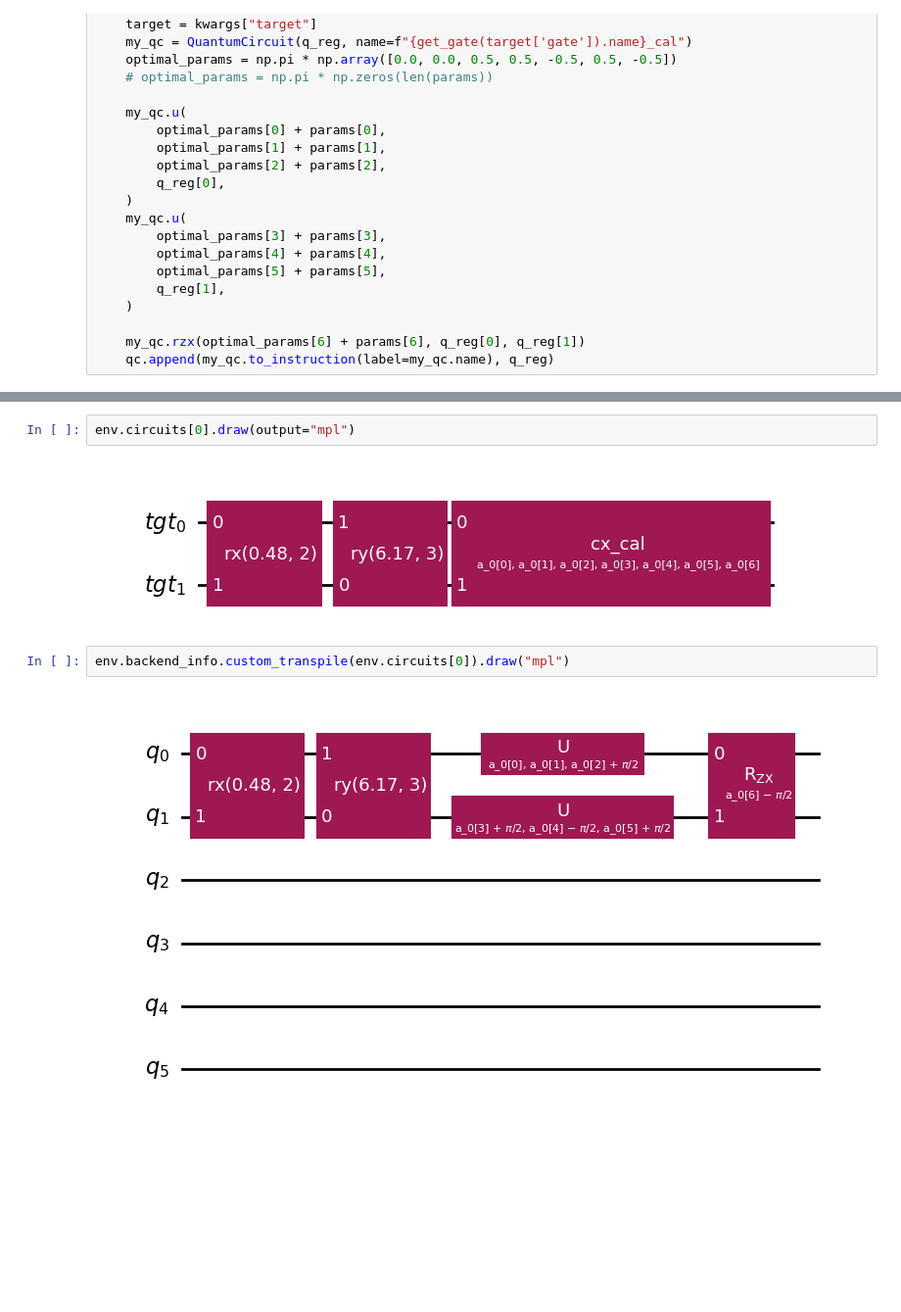
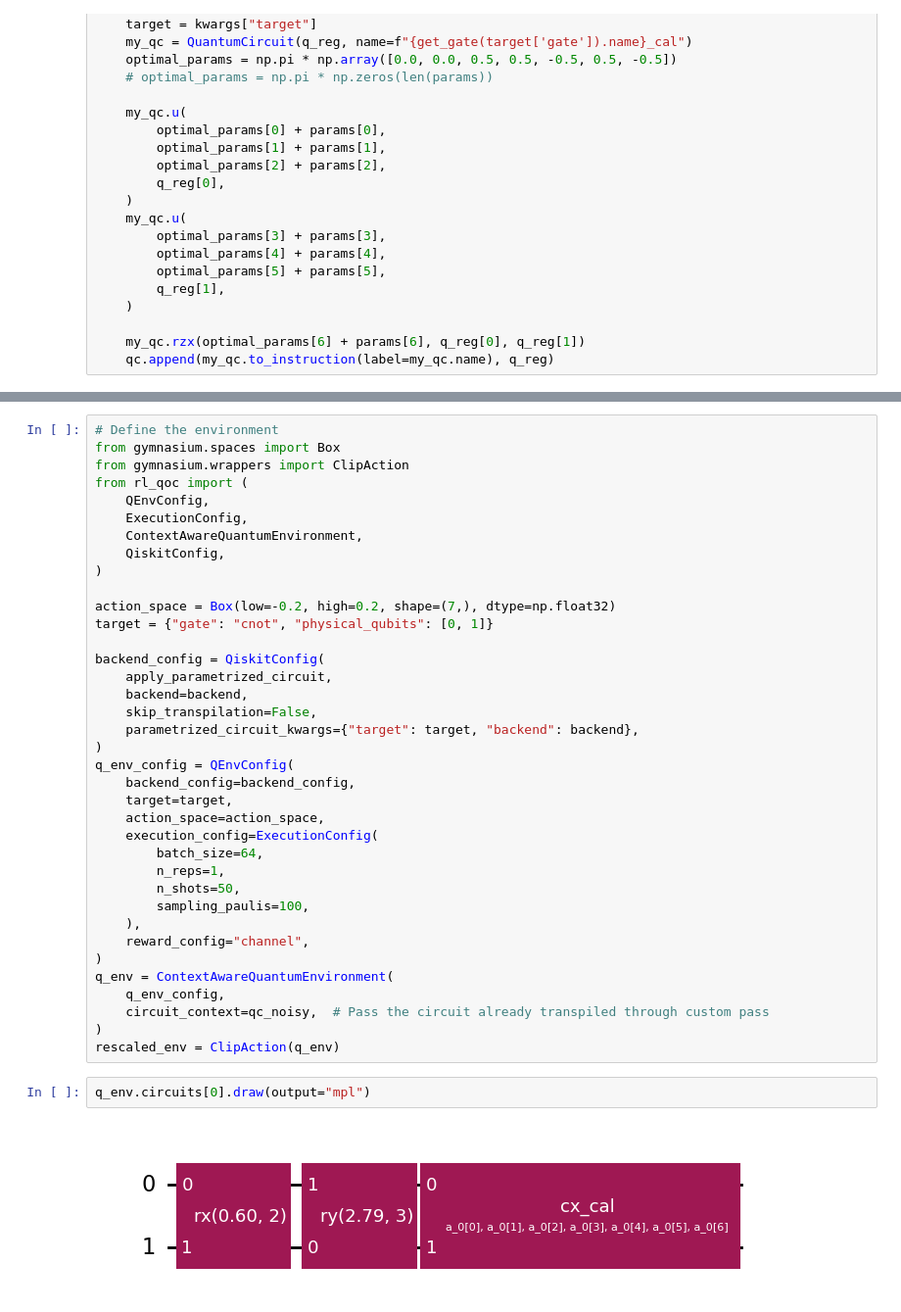
Before and after one commit to arthurostrauss/Quantum_Optimal_Control, a Jupyter notebook: gate_level/spillover_noise_use_case/generic_spillover/spillover_effect_on_subsystem.ipynb, the cells around one changed output, grey strips where cells are left out. Shown at 98% size. Saved outputs shown, nothing was run; the diff lists cells and outputs as text; blank space fills up the shorter version.

```diff
--- a/gate_level/spillover_noise_use_case/generic_spillover/spillover_effect_on_subsystem.ipynb
+++ b/gate_level/spillover_noise_use_case/generic_spillover/spillover_effect_on_subsystem.ipynb
@@ -217,8 +178,41 @@ env = ContextAwareQuantumEnvironment(q_env_config, circuit_context=qc_noisy)
-# %%
-env.circuits[0].draw(output="mpl")
-# %% [output]
-[figure, removed]
-# %%
-env.backend_info.custom_transpile(env.circuits[0]).draw("mpl")
-# %% [output]
-[figure, removed]
+# %%
+# Define the environment
+from gymnasium.spaces import Box
+from gymnasium.wrappers import ClipAction
+from rl_qoc import (
+    QEnvConfig,
+    ExecutionConfig,
+    ContextAwareQuantumEnvironment,
+    QiskitConfig,
+)
+
+action_space = Box(low=-0.2, high=0.2, shape=(7,), dtype=np.float32)
+target = {"gate": "cnot", "physical_qubits": [0, 1]}
+
+backend_config = QiskitConfig(
+    apply_parametrized_circuit,
+    backend=backend,
+    skip_transpilation=False,
+    parametrized_circuit_kwargs={"target": target, "backend": backend},
+)
+q_env_config = QEnvConfig(
+    backend_config=backend_config,
+    target=target,
+    action_space=action_space,
+    execution_config=ExecutionConfig(
+        batch_size=64,
+        n_reps=1,
+        n_shots=50,
+        sampling_paulis=100,
+    ),
+    reward_config="channel",
+)
+q_env = ContextAwareQuantumEnvironment(
+    q_env_config,
+    circuit_context=qc_noisy,  # Pass the circuit already transpiled through custom pass
+)
+rescaled_env = ClipAction(q_env)
+# %%
+q_env.circuits[0].draw(output="mpl")
+# %% [output]
+[figure, added]
```
Also changed, not shown: parts of 22 cells of this notebook, 1 other file.
